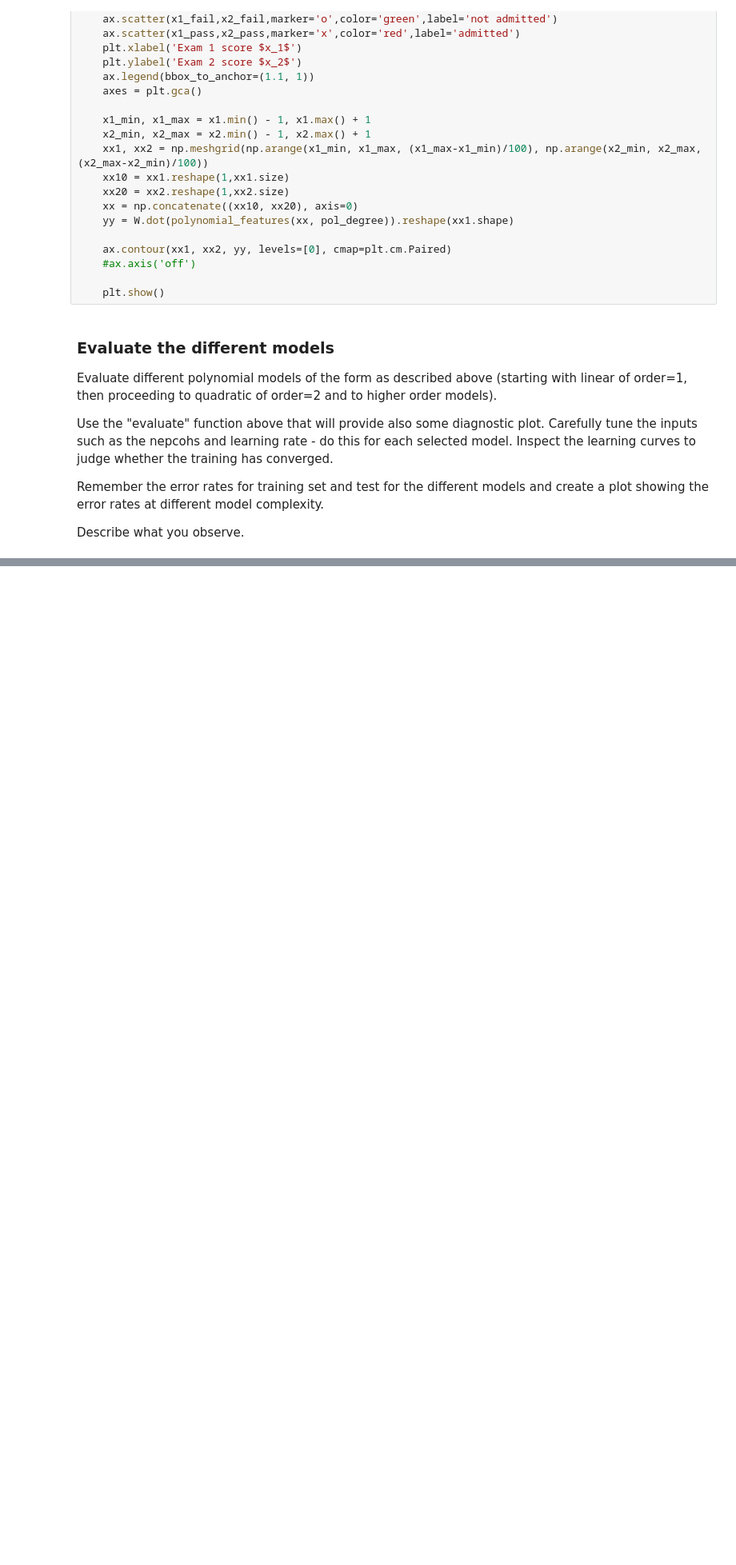
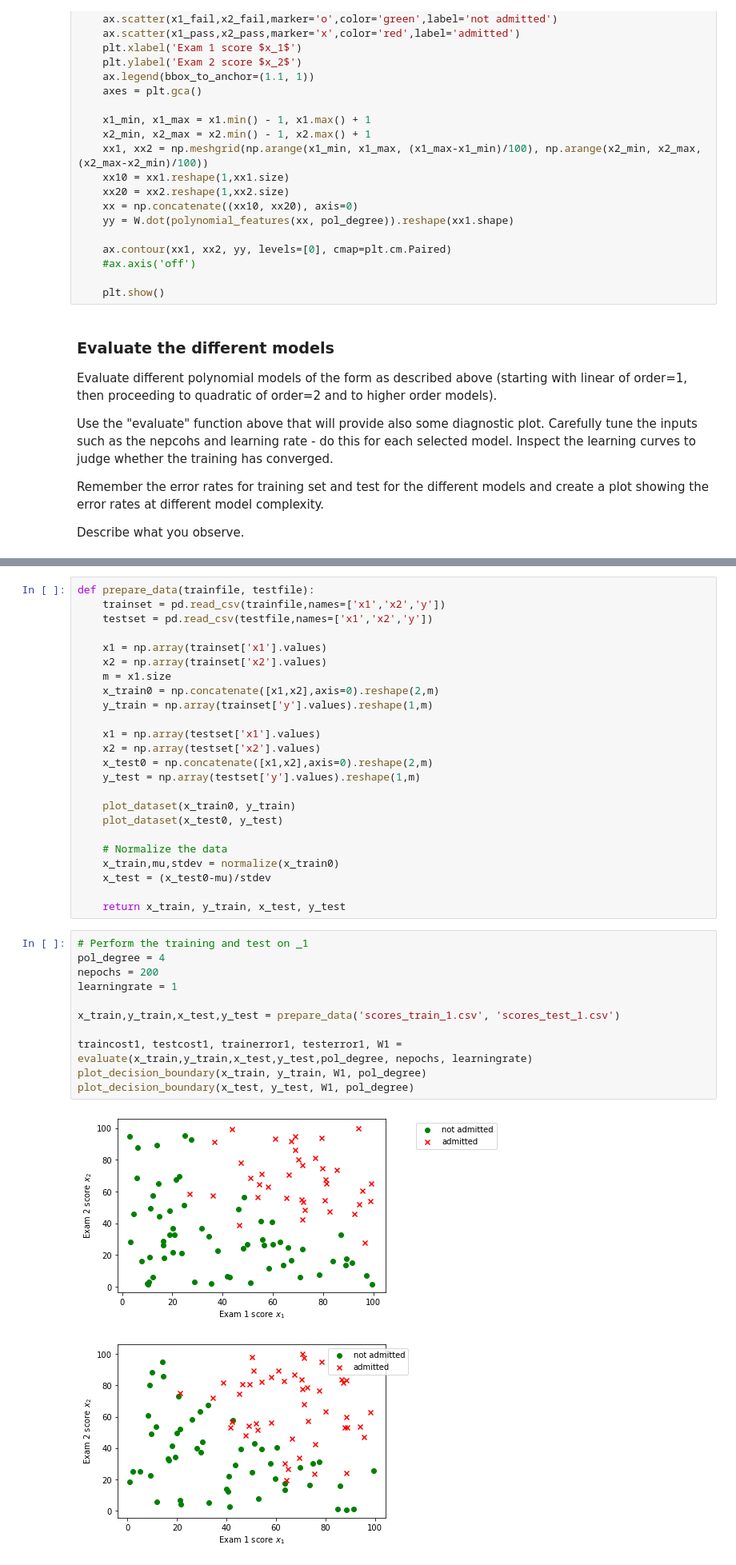
Before and after one commit to PatCH0816/TSM_DeLearn, a Jupyter notebook: exercises/exercise4/Exercise 1/overfitting_stud.ipynb, the cells around one changed output, grey strips where cells are left out. Shown at 80% size. Drawn from its saved outputs; the diff is of its cells as text; blank space fills up the shorter version.

```diff
--- a/exercises/exercise4/Exercise 1/overfitting_stud.ipynb
+++ b/exercises/exercise4/Exercise 1/overfitting_stud.ipynb
@@ -359,2 +359,40 @@ plot_decision_boundary(x_test, y_test, W1, pol_degree)
 [figure]
 [figure]
+# %%
+def prepare_data(trainfile, testfile):
+    trainset = pd.read_csv(trainfile,names=['x1','x2','y'])
+    testset = pd.read_csv(testfile,names=['x1','x2','y'])
+
+    x1 = np.array(trainset['x1'].values)
+    x2 = np.array(trainset['x2'].values)
+    m = x1.size
+    x_train0 = np.concatenate([x1,x2],axis=0).reshape(2,m)
+    y_train = np.array(trainset['y'].values).reshape(1,m)
+
+    x1 = np.array(testset['x1'].values)
+    x2 = np.array(testset['x2'].values)
+    x_test0 = np.concatenate([x1,x2],axis=0).reshape(2,m)
+    y_test = np.array(testset['y'].values).reshape(1,m)
+
+    plot_dataset(x_train0, y_train)
+    plot_dataset(x_test0, y_test)
+
+    # Normalize the data
+    x_train,mu,stdev = normalize(x_train0)
+    x_test = (x_test0-mu)/stdev
+
+    return x_train, y_train, x_test, y_test
+# %%
+# Perform the training and test on _1
+pol_degree = 4
+nepochs = 200
+learningrate = 1
+
+x_train,y_train,x_test,y_test = prepare_data('scores_train_1.csv', 'scores_test_1.csv')
+
+traincost1, testcost1, trainerror1, testerror1, W1 = evaluate(x_train,y_train,x_test,y_test,pol_degree, nepochs, learningrate)
+plot_decision_boundary(x_train, y_train, W1, pol_degree)
+plot_decision_boundary(x_test, y_test, W1, pol_degree)
+# %% [output]
+[figure, added]
+[figure, added]
```
Also changed, not shown: parts of 7 cells of this notebook.
